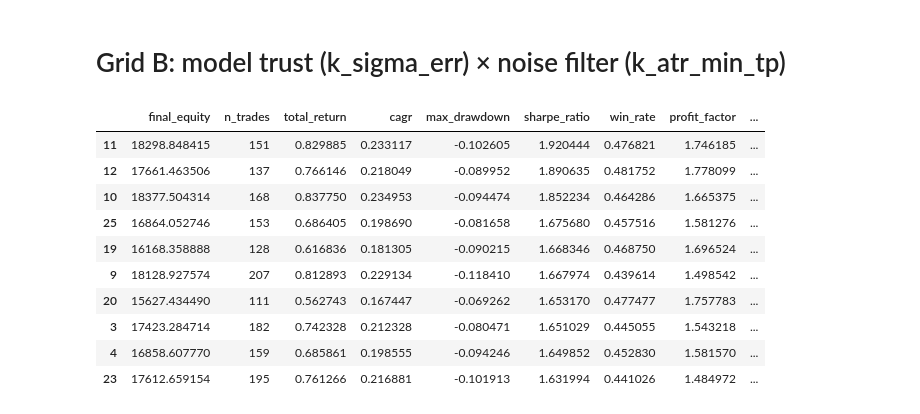
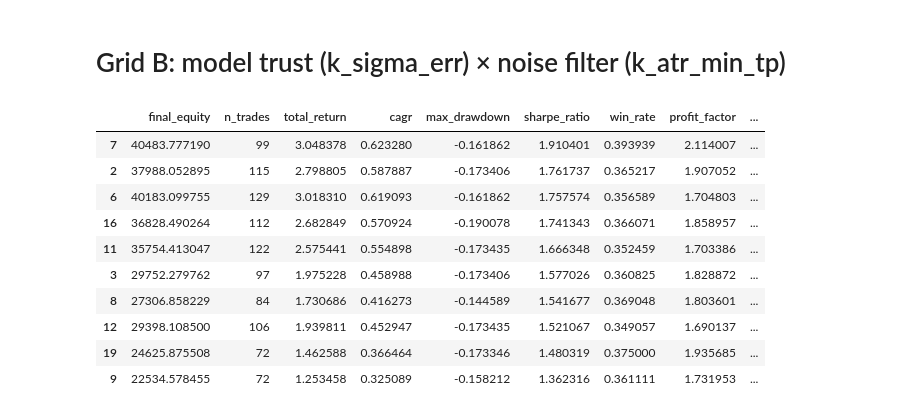
Before and after one commit to agavrailov/ml, a Jupyter notebook: notebooks/backtest_param_grid_local.ipynb, the cells around one changed output. Cells and saved outputs as stored; diff of their text form; code cells hidden in the pictures.

```diff
--- a/notebooks/backtest_param_grid_local.ipynb
+++ b/notebooks/backtest_param_grid_local.ipynb
@@ -123,8 +115,8 @@ def run_one(
 # Grid A: risk_per_trade_pct × reward_risk_ratio
 # %%
 # Grid A: risk_per_trade_pct × reward_risk_ratio
-risk_grid = [0.0025, 0.005, 0.01, 0.02, 0.03, 0.04, 0.05, 0.06]  # 0.0025, 0.005, 0.01, 0.03
-rr_grid = [1.0, 1.5, 2.0, 3.0, 3.5] #[1.5, 2.0, 3.0]
+risk_grid = [0.01, 0.02, 0.03]  # 0.0025, 0.005, 0.01, 0.03
+rr_grid = [3.5, 4.0]  # [1.5, 2.0, 3.0]
 
 rows = []
 for risk_pct, rr in itertools.product(risk_grid, rr_grid):
@@ -135,18 +127,18 @@ for risk_pct, rr in itertools.product(risk_grid, rr_grid):
         k_atr_min_tp=3,
     )
     _, res_row = run_one(strat)
-    res_row.updatea(
+    res_row.update(
         {
-            'grid': 'risk_rr',
-            'risk_per_trade_pct': risk_pct,
-            'reward_risk_ratio': rr,
-            'k_sigma_err': strat.k_sigma_err,
-            'k_atr_min_tp': strat.k_atr_min_tp,
+            "grid": "risk_rr",
+            "risk_per_trade_pct": risk_pct,
+            "reward_risk_ratio": rr,
+            "k_sigma_err": strat.k_sigma_err,
+            "k_atr_min_tp": strat.k_atr_min_tp,
         }
     )
     rows.append(res_row)
 
-df_risk_rr = pd.DataFrame(rows).sort_values('sharpe_ratio', ascending=False)
+df_risk_rr = pd.DataFrame(rows).sort_values("sharpe_ratio", ascending=False)
 df_risk_rr.head(10)
 # %% [output]
 |  | final_equity | n_trades | total_return | cagr | max_drawdown | sharpe_ratio | win_rate | profit_factor | ... |
@@ -165,39 +157,39 @@ df_risk_rr.head(10)
 # %%
 # Grid B: model trust (k_sigma_err) × noise filter (k_atr_min_tp)
 k_sigma_grid = [0.25, 0.5, 0.75, 1.0]
-k_atr_grid = [1.0, 1.5, 2.0, 2.5, 3.0, 3.5, 4.0,]
+k_atr_grid = [1.5, 2.0, 2.5, 3.0, 3.5]
 
 rows = []
 for k_sigma, k_atr_min_tp in itertools.product(k_sigma_grid, k_atr_grid):
     strat = StrategyConfig(
-        risk_per_trade_pct=0.01,
-        reward_risk_ratio=2.0,
+        risk_per_trade_pct=0.02,
+        reward_risk_ratio=3.5,
         k_sigma_err=k_sigma,
         k_atr_min_tp=k_atr_min_tp,
     )
     _, res_row = run_one(strat)
     res_row.update(
         {
-            'grid': 'noise_filters',
-            'risk_per_trade_pct': strat.risk_per_trade_pct,
-            'reward_risk_ratio': strat.reward_risk_ratio,
-            'k_sigma_err': k_sigma,
-            'k_atr_min_tp': k_atr_min_tp,
+            "grid": "noise_filters",
+            "risk_per_trade_pct": strat.risk_per_trade_pct,
+            "reward_risk_ratio": strat.reward_risk_ratio,
+            "k_sigma_err": k_sigma,
+            "k_atr_min_tp": k_atr_min_tp,
         }
     )
     rows.append(res_row)
 
-df_noise = pd.DataFrame(rows).sort_values('sharpe_ratio', ascending=False)
+df_noise = pd.DataFrame(rows).sort_values("sharpe_ratio", ascending=False)
 df_noise.head(10)
 # %% [output]
 |  | final_equity | n_trades | total_return | cagr | max_drawdown | sharpe_ratio | win_rate | profit_factor | ... |
-| 11 | 18298.848415 | 151 | 0.829885 | 0.233117 | -0.102605 | 1.920444 | 0.476821 | 1.746185 | ... |
-| 12 | 17661.463506 | 137 | 0.766146 | 0.218049 | -0.089952 | 1.890635 | 0.481752 | 1.778099 | ... |
-| 10 | 18377.504314 | 168 | 0.837750 | 0.234953 | -0.094474 | 1.852234 | 0.464286 | 1.665375 | ... |
-| 25 | 16864.052746 | 153 | 0.686405 | 0.198690 | -0.081658 | 1.675680 | 0.457516 | 1.581276 | ... |
-| 19 | 16168.358888 | 128 | 0.616836 | 0.181305 | -0.090215 | 1.668346 | 0.468750 | 1.696524 | ... |
-| 9 | 18128.927574 | 207 | 0.812893 | 0.229134 | -0.118410 | 1.667974 | 0.439614 | 1.498542 | ... |
-| 20 | 15627.434490 | 111 | 0.562743 | 0.167447 | -0.069262 | 1.653170 | 0.477477 | 1.757783 | ... |
-| 3 | 17423.284714 | 182 | 0.742328 | 0.212328 | -0.080471 | 1.651029 | 0.445055 | 1.543218 | ... |
-| 4 | 16858.607770 | 159 | 0.685861 | 0.198555 | -0.094246 | 1.649852 | 0.452830 | 1.581570 | ... |
-| 23 | 17612.659154 | 195 | 0.761266 | 0.216881 | -0.101913 | 1.631994 | 0.441026 | 1.484972 | ... |
+| 7 | 40483.777190 | 99 | 3.048378 | 0.623280 | -0.161862 | 1.910401 | 0.393939 | 2.114007 | ... |
+| 2 | 37988.052895 | 115 | 2.798805 | 0.587887 | -0.173406 | 1.761737 | 0.365217 | 1.907052 | ... |
+| 6 | 40183.099755 | 129 | 3.018310 | 0.619093 | -0.161862 | 1.757574 | 0.356589 | 1.704803 | ... |
+| 16 | 36828.490264 | 112 | 2.682849 | 0.570924 | -0.190078 | 1.741343 | 0.366071 | 1.858957 | ... |
+| 11 | 35754.413047 | 122 | 2.575441 | 0.554898 | -0.173435 | 1.666348 | 0.352459 | 1.703386 | ... |
+| 3 | 29752.279762 | 97 | 1.975228 | 0.458988 | -0.173406 | 1.577026 | 0.360825 | 1.828872 | ... |
+| 8 | 27306.858229 | 84 | 1.730686 | 0.416273 | -0.144589 | 1.541677 | 0.369048 | 1.803601 | ... |
+| 12 | 29398.108500 | 106 | 1.939811 | 0.452947 | -0.173435 | 1.521067 | 0.349057 | 1.690137 | ... |
+| 19 | 24625.875508 | 72 | 1.462588 | 0.366464 | -0.173346 | 1.480319 | 0.375000 | 1.935685 | ... |
+| 9 | 22534.578455 | 72 | 1.253458 | 0.325089 | -0.158212 | 1.362316 | 0.361111 | 1.731953 | ... |
```
Also changed, not shown: parts of 6 cells of this notebook, 12 other files.
